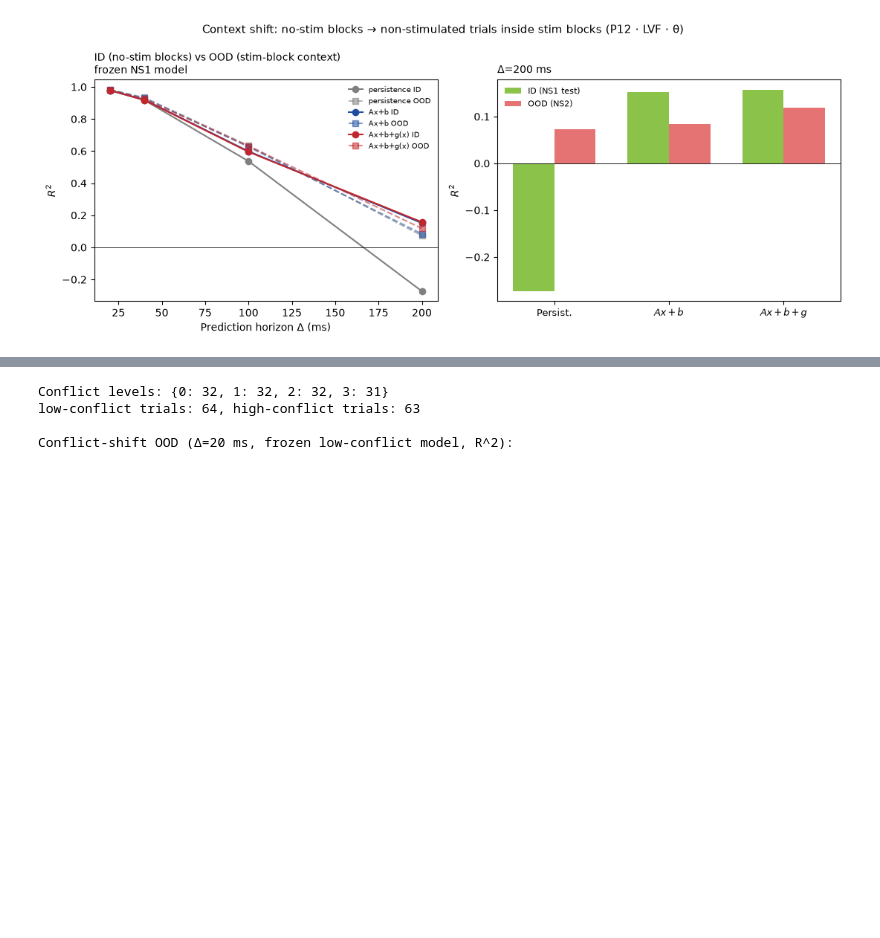
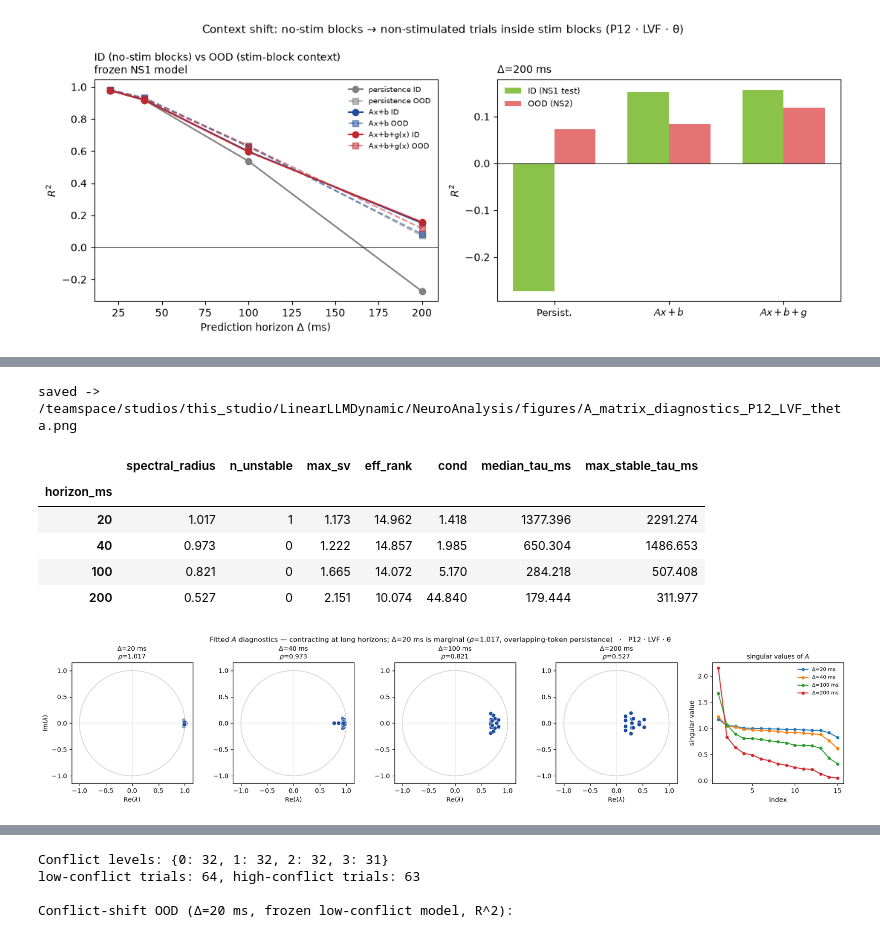
Before and after one commit to rgs2151/controller, a Jupyter notebook: NeuroAnalysis/brain_local_linearization.ipynb, the cells around one changed output, grey strips where cells are left out. Drawn from its saved outputs; the diff is of its cells as text; code cells hidden in the pictures; blank space fills up the shorter version.

```diff
--- a/NeuroAnalysis/brain_local_linearization.ipynb
+++ b/NeuroAnalysis/brain_local_linearization.ipynb
@@ -757,0 +862,59 @@ saved -> /teamspace/studios/this_studio/LinearLLMDynamic/NeuroAnalysis/figures/s
+# %%
+# ---------- A-matrix diagnostics: eigenvalues, timescales, singular values (spec §18) ----------
+def eff_rank(s):
+    """Effective rank = exp(entropy of normalized singular values)."""
+    p_ = s / s.sum()
+    return float(np.exp(-(p_ * np.log(p_ + 1e-300)).sum()))
+
+diag_rows = []
+fig, axes = plt.subplots(1, len(models_at_h) + 1, figsize=(4.2 * (len(models_at_h) + 1) - 3, 3.9))
+th = np.linspace(0, 2 * np.pi, 200)
+for k, (h_ms, (A_h, b_h, _)) in enumerate(sorted(models_at_h.items())):
+    ev = np.linalg.eigvals(A_h)
+    sv = np.linalg.svd(A_h, compute_uv=False)
+    rho = np.abs(ev).max()
+    # continuous-time decay timescale tau = -Δ / ln|λ| (stable modes only; |λ|>=1 excluded)
+    lam_mag = np.abs(ev)
+    stable = lam_mag < 1.0
+    tau = -h_ms / np.log(lam_mag[stable])
+    diag_rows.append(dict(horizon_ms=h_ms, spectral_radius=rho, n_unstable=int((~stable).sum()),
+                          max_sv=sv[0], eff_rank=eff_rank(sv), cond=sv[0] / sv[-1],
+                          median_tau_ms=float(np.median(tau)), max_stable_tau_ms=float(tau.max())))
+    ax = axes[k]
+    ax.plot(np.cos(th), np.sin(th), color="0.8", lw=1)
+    ax.scatter(ev.real, ev.imag, s=42, color=COLOR_LINEAR, zorder=3, edgecolor="white", lw=0.5)
+    ax.axhline(0, color="0.9", lw=0.6); ax.axvline(0, color="0.9", lw=0.6)
+    ax.set_aspect("equal"); ax.set_xlim(-1.15, 1.15); ax.set_ylim(-1.15, 1.15)
+    ax.set_title(f"$\\Delta$={h_ms} ms\n$\\rho$={rho:.3f}", fontsize=10)
+    ax.set_xlabel("Re($\\lambda$)")
+    if k == 0:
+        ax.set_ylabel("Im($\\lambda$)")
+
+axs_sv = axes[-1]
+for h_ms, (A_h, _, _) in sorted(models_at_h.items()):
+    sv = np.linalg.svd(A_h, compute_uv=False)
+    axs_sv.plot(np.arange(1, len(sv) + 1), sv, "o-", ms=4, label=f"$\\Delta$={h_ms} ms")
+axs_sv.set_xlabel("index"); axs_sv.set_ylabel("singular value")
+axs_sv.legend(fontsize=8, frameon=False)
+axs_sv.set_title("singular values of $A$", fontsize=10)
+
+A_diag = pd.DataFrame(diag_rows).set_index("horizon_ms")
+A_diag.to_csv(RESULTS_DIR / "A_matrix_diagnostics_LVF_theta.csv")
+rho20 = A_diag.loc[20, "spectral_radius"]
+fig.suptitle(f"Fitted $A$ diagnostics — contracting at long horizons; $\\Delta$=20 ms is marginal "
+             f"($\\rho$={rho20:.3f}, overlapping-token persistence)   ·   P12 · LVF · θ", fontsize=11)
+fig.tight_layout()
+for ext in ("png", "pdf"):
+    fig.savefig(FIG_DIR / f"A_matrix_diagnostics_P12_LVF_theta.{ext}", dpi=200, bbox_inches="tight")
+print("saved ->", FIG_DIR / "A_matrix_diagnostics_P12_LVF_theta.png")
+display(A_diag.round(3))
+plt.show()
+# %% [output]
+saved -> /teamspace/studios/this_studio/LinearLLMDynamic/NeuroAnalysis/figures/A_matrix_diagnostics_P12_LVF_theta.png
+|  | spectral_radius | n_unstable | max_sv | eff_rank | cond | median_tau_ms | max_stable_tau_ms |
+| horizon_ms |  |  |  |  |  |  |  |
+| 20 | 1.017 | 1 | 1.173 | 14.962 | 1.418 | 1377.396 | 2291.274 |
+| 40 | 0.973 | 0 | 1.222 | 14.857 | 1.985 | 650.304 | 1486.653 |
+| 100 | 0.821 | 0 | 1.665 | 14.072 | 5.170 | 284.218 | 507.408 |
+| 200 | 0.527 | 0 | 2.151 | 10.074 | 44.840 | 179.444 | 311.977 |
+[figure, added]
```
Also changed, not shown: parts of 3 cells of this notebook, 8 other files.
